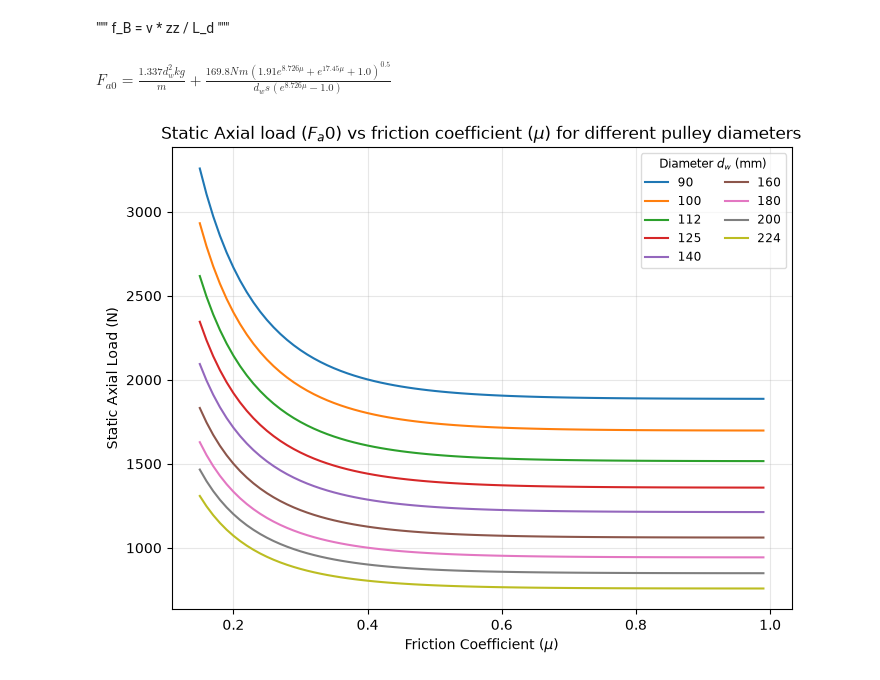
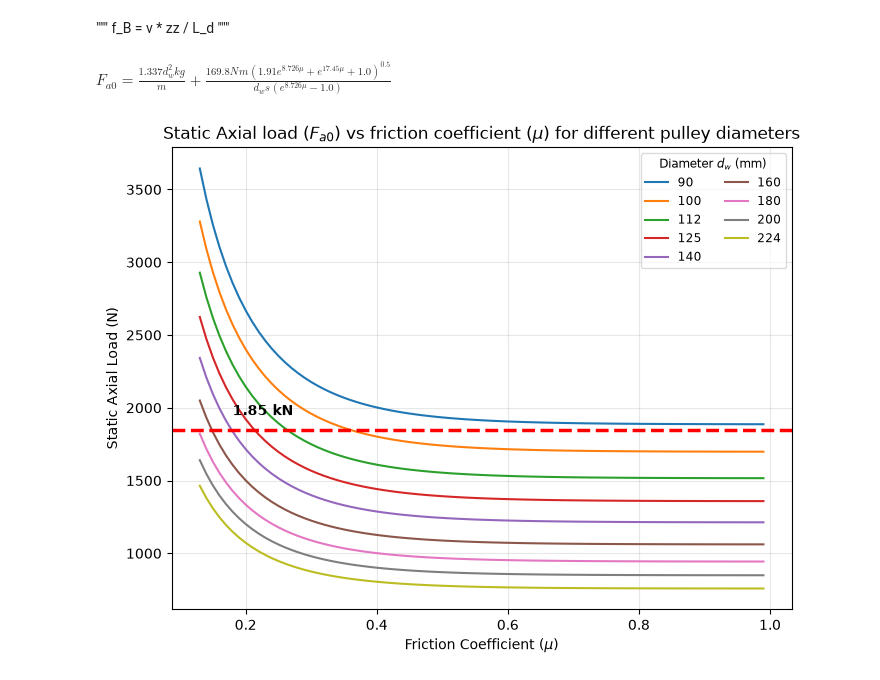
Before and after one commit to ceenyam/machine_design, a Jupyter notebook: Project-class 2-Belt.ipynb, the cells around one changed output. Saved outputs shown, nothing was run; the diff lists cells and outputs as text; code cells hidden in the pictures.

```diff
--- a/Project-class 2-Belt.ipynb
+++ b/Project-class 2-Belt.ipynb
@@ -283,36 +275,36 @@ t=HM.EqPrint('F_a0',B.F_a0)
 
 
 
 # 1. Convert mm to meters as pure numerical floats (divide by 1000)
 diameter_mm = [90, 100, 112, 125, 140, 160, 180, 200, 224]
 diameter_vals = [d / 1000.0 for d in diameter_mm]  # Pure numbers in meters
 
-mu_vals = np.arange(0.15, 1.0, 0.01)
+mu_vals = np.arange(0.13, 1.0, 0.01)
 
 # Evaluate axle load
 
 F_a0_vals, A, C = HM.evaluate(B.F_a0, {'d_w': diameter_vals, 'mu': mu_vals})
 
 
 
 
 fig, ax = plt.subplots(figsize=(8, 6))
 
 
 lines = ax.plot(mu_vals, F_a0_vals.T)
 
 ax.legend(lines, diameter_mm, title=r'Diameter $d_w$ (mm)',
           loc='upper right', ncol=2, fontsize='small', title_fontsize='small',
           framealpha=0.7)
 
-ax.set_title('Static Axial load $(F_a0)$ vs friction coefficient $(\mu)$ for different pulley diameters')
+ax.set_title('Static Axial load $(F_{a0})$ vs friction coefficient $(\mu)$ for different pulley diameters')
 ax.set_xlabel(r'Friction Coefficient ($\mu$)')
 ax.set_ylabel('Static Axial Load (N)')
-
-
+ax.axhline(1850, color='red', linestyle='--', linewidth=2.5)
+ax.text(0.18, 1950, '1.85 kN', fontweight='bold')
 plt.grid(True, alpha=0.3)
 plt.show()
 # %% [output]
 $\displaystyle F_{a0} = \frac{1.337 d_{w}^{2} kg_{}}{m_{}} + \frac{169.8 N_{} m_{} \left(1.91 e^{8.726 \mu} + e^{17.45 \mu} + 1.0\right)^{0.5}}{d_{w} s_{} \left(e^{8.726 \mu} - 1.0\right)}$
-[figure, old version]
+[figure, new version]
 # %%
```
Also changed, not shown: parts of 5 cells of this notebook.
